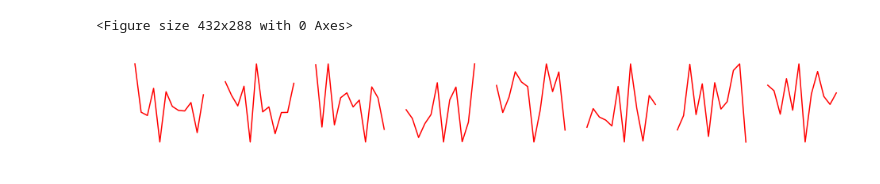
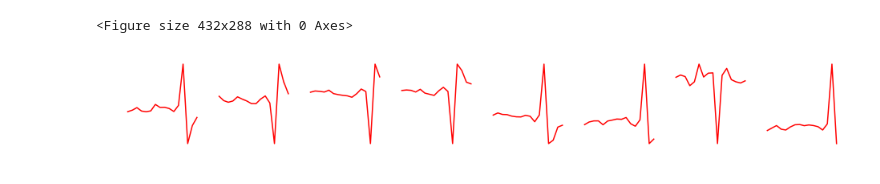
Before and after one commit to tong-wu-umn/spike-compression-autoencoder, a Jupyter notebook: spk_vq_vae.ipynb, the cells around one changed output. Saved outputs shown, nothing was run; the diff lists cells and outputs as text; code cells hidden in the pictures.

```diff
--- a/spk_vq_vae.ipynb
+++ b/spk_vq_vae.ipynb
@@ -31,17 +36,14 @@ args = collections.namedtuple
 # args.train_data_path = './data/pac_scream70dB_spks_3d.mat'
 # args.test_data_path = './data/pac_scream70dB_spks_3d.mat'
 
-# args.train_data_path = './data/C_difficult1_spks_c4.mat'
-# args.test_data_path = './data/C_difficult1_spks_c4.mat'
+args.train_data_path = '../DeepVAE_data/C_difficult1_spks_c4.mat'
+args.test_data_path = '../DeepVAE_data/C_difficult1_spks_c4.mat'
 
 # args.train_data_path = './data/C_easy1_spks_c4.mat'
 # args.test_data_path = './data/C_easy1_spks_c4.mat'
 
-args.train_data_path = './data/Neuropixels_spks_c15_random.mat'
-args.test_data_path = './data/Neuropixels_spks_c15_random.mat'
-
-# args.train_data_path = './data/Neuropixels_sync_spks.mat'
-# args.test_data_path = './data/Neuropixels_sync_spks.mat'
+# args.train_data_path = '../DeepVAE_data/Neuropixels_spks_c4.mat'
+# args.test_data_path = '../DeepVAE_data/Neuropixels_spks_c4.mat'
 
 args.train_ratio = .6
 args.test_ratio = .4
@@ -51,17 +53,17 @@ args.test_batch_size = 128
 args.randperm = True
 
 if args.train_data_path is not args.test_data_path:
-	args.val_norm = True
+    args.val_norm = True
 else:
-	args.val_norm = False
+    args.val_norm = False
 
 # %% global parameters
-spk_ch = 15
+spk_ch = 4
 args.spk_ch = spk_ch
-spk_dim = 48
+spk_dim = 64
 log_interval = 50
 beta = 0.15
-vq_num = 512
+vq_num = 128
 
 """
 org_dim     = param[0]
@@ -74,7 +76,7 @@ self.vq_num = param[7]
 cardinality = param[8]
 vq on chan  = param[9]
 """
-param_resnet_v2 = [spk_ch, 256, 120, 1, 3, 1, 12, vq_num, 16, 4, False, 0.2]
+param_resnet_v2 = [spk_ch, 256, 16, 1, 3, 1, int(spk_dim/4), vq_num, 16, 4, False, 0.2]
 
 # %% train/test splitting and normalization
 helper = Helper(args)
@@ -347,32 +339,32 @@ Train Epoch: 60 [0/1800 (0%)]   Loss: 8362.8594
 # %%
 # plt.figure()
 # n_row, n_col = 8, 8
 # f, axarr = plt.subplots(n_row, n_col, figsize=(n_col*1.5, n_row*1.5))
 # cur_ker = model.embed.weight.data.cpu().numpy()
 # for i in range(n_row):
 #     for j in range(n_col):
 #         axarr[i, j].plot(cur_ker[i*n_row+j], 'r')
 #         axarr[i, j].axis('off')
 # plt.show()
 
-model.load_state_dict(torch.load('./spk_vq_vae_temp.pt'))
+#model.load_state_dict(torch.load('./spk_vq_vae_temp.pt'))
 #torch.save(model.state_dict(), './cae_models/spk_vq_vae_hc1_vq{}_N{}.pt'.format(vq_num, param_resnet_v2[2]))
-torch.save(model.state_dict(), './cae_models/spk_vq_vae_neuropixels_c15r_vq{}_N{}.pt'.format(vq_num, param_resnet_v2[2]))
+#torch.save(model.state_dict(), './cae_models/spk_vq_vae_neuropixels_c15r_vq{}_N{}.pt'.format(vq_num, param_resnet_v2[2]))
 #torch.save(model.state_dict(), './cae_models/spk_vq_vae_waveclus_vq{}_N{}.pt'.format(vq_num, param_resnet_v2[2]))
 
 embed_idx = np.argsort(model.embed_freq)
-embed_sort = model.embed.weight.data.cpu().numpy()[embed_idx]
+embed_sort = model.dict_val.data.cpu().numpy()[embed_idx]
 
 plt.figure()
 n_row, n_col = 1, 8
 f, axarr = plt.subplots(n_row, n_col, figsize=(n_col*2, n_row*2))
 for i in range(8):
     axarr[i].plot(embed_sort[i], 'r')
     axarr[i].axis('off')
 plt.show()
 # %% [output]
 <Figure size 432x288 with 0 Axes>
-[figure, old version]
+[figure, new version]
 # %%
 # %% spike recon
 train_mean, train_std, _ = helper.param_for_recon()
```
Also changed, not shown: parts of 11 cells of this notebook, 12 other files.
